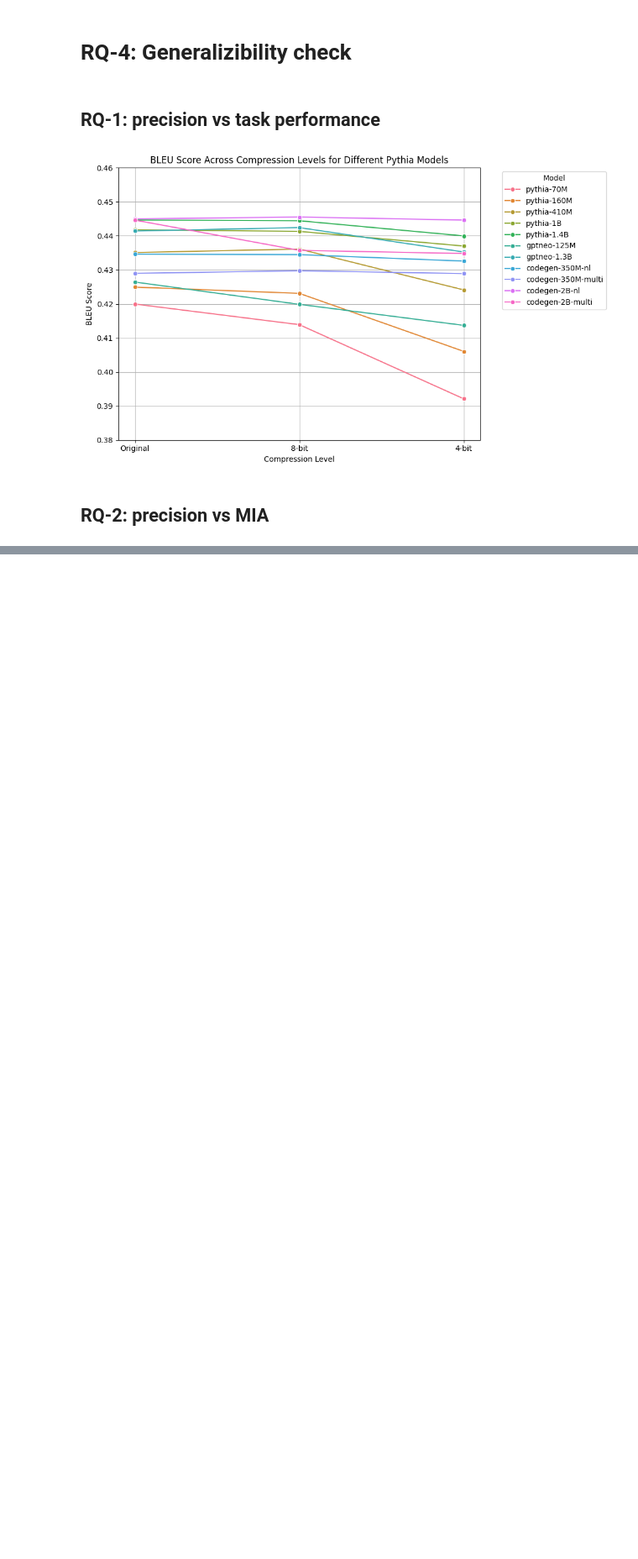
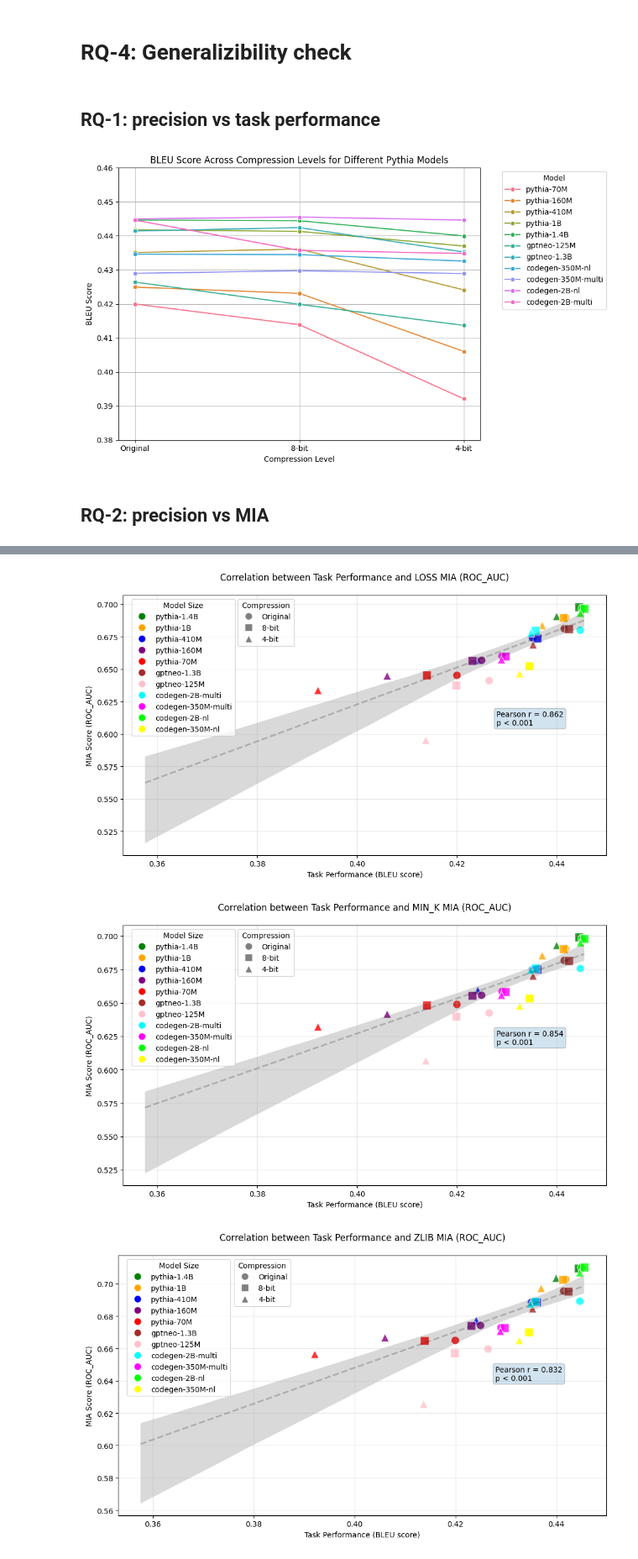
Before and after one commit to nazmul-me/mimir, a Jupyter notebook: resultsAnalysis/graph/RQ4-generalizibilty.ipynb, the cells around one changed output, grey strips where cells are left out. Shown at 84% size. Drawn from its saved outputs; the diff is of its cells as text; code cells hidden in the pictures; blank space fills up the shorter version.

Commit message:
RQ-4 results generated

```diff
--- a/resultsAnalysis/graph/RQ4-generalizibilty.ipynb
+++ b/resultsAnalysis/graph/RQ4-generalizibilty.ipynb
@@ -89,0 +114,3 @@ graph_roc_auc(df, score_col="ROC_AUC", miaName="REF.", fileName="RQ-4.2.4.png")
+# %%
+df = pd.read_csv(full_url, skiprows=2)
+df
@@ -89,0 +212,15 @@ graph_roc_auc(df, score_col="ROC_AUC", miaName="REF.", fileName="RQ-4.2.4.png")
+# %%
+taskPerformance = "BLEU"
+MIA_attacks = ["LOSS", "MIN_K", "ZLIB", "REF"]
+MIA_scores = ["ROC_AUC", "ROC_AUC.1", "ROC_AUC.2", "ROC_AUC.3"]
+for i, (MIA_attack, MIA_score) in enumerate(zip(MIA_attacks, MIA_scores), start=1):
+    generate_graphs(taskPerformance, MIA_attack, MIA_score, i)
+
+
+MIA_scores = ["PR_AUC", "PR_AUC.1", "PR_AUC.2", "PR_AUC.3"]
+for i, (MIA_attack, MIA_score) in enumerate(zip(MIA_attacks, MIA_scores), start=5):
+    generate_graphs(taskPerformance, MIA_attack, MIA_score, i)
+# %% [output]
+[figure, added]
+[figure, added]
+[figure, added]
```
Also changed, not shown: parts of 5 cells of this notebook.
